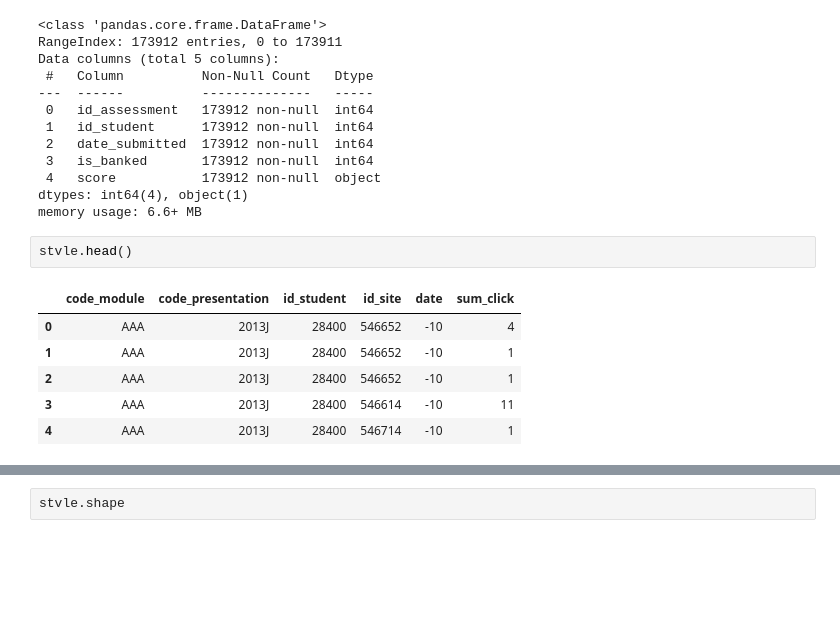
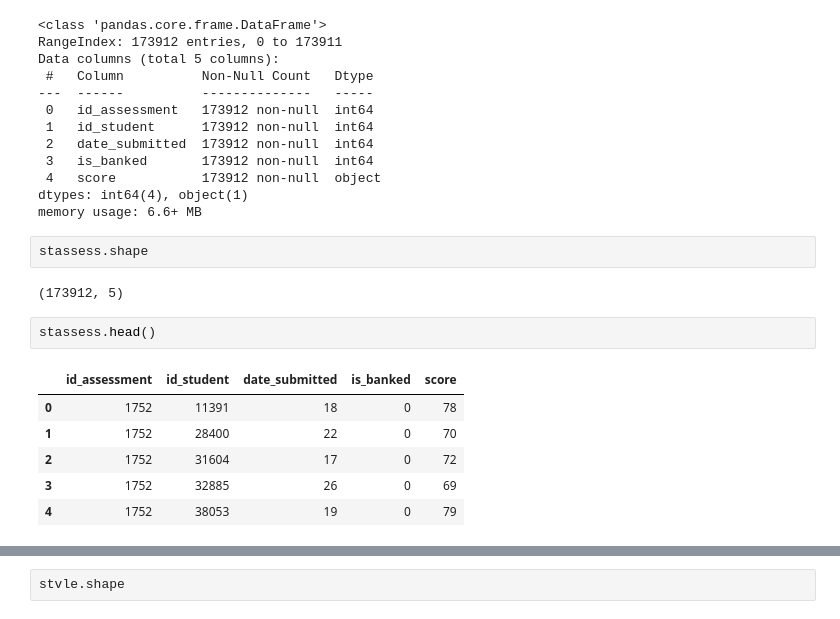
Before and after one commit to jpjavier23/data_wrangling_project, a Jupyter notebook: OpenUniversityLearning.ipynb, the cells around one changed output, grey strips where cells are left out. Drawn from its saved outputs; the diff is of its cells as text; blank space fills up the shorter version.

```diff
--- a/OpenUniversityLearning.ipynb
+++ b/OpenUniversityLearning.ipynb
@@ -56,12 +81,16 @@ Data columns (total 5 columns):
  4   score           173912 non-null  object
 dtypes: int64(4), object(1)
 memory usage: 6.6+ MB
-# %%
-stvle.head()
-# %% [output]
-|  | code_module | code_presentation | id_student | id_site | date | sum_click |
-| 0 | AAA | 2013J | 28400 | 546652 | -10 | 4 |
-| 1 | AAA | 2013J | 28400 | 546652 | -10 | 1 |
-| 2 | AAA | 2013J | 28400 | 546652 | -10 | 1 |
-| 3 | AAA | 2013J | 28400 | 546614 | -10 | 11 |
-| 4 | AAA | 2013J | 28400 | 546714 | -10 | 1 |
+# %%
+stassess.shape
+# %% [output]
+(173912, 5)
+# %%
+stassess.head()
+# %% [output]
+|  | id_assessment | id_student | date_submitted | is_banked | score |
+| 0 | 1752 | 11391 | 18 | 0 | 78 |
+| 1 | 1752 | 28400 | 22 | 0 | 70 |
+| 2 | 1752 | 31604 | 17 | 0 | 72 |
+| 3 | 1752 | 32885 | 26 | 0 | 69 |
+| 4 | 1752 | 38053 | 19 | 0 | 79 |
```
Also changed, not shown: parts of 37 cells of this notebook, 1 other file.
